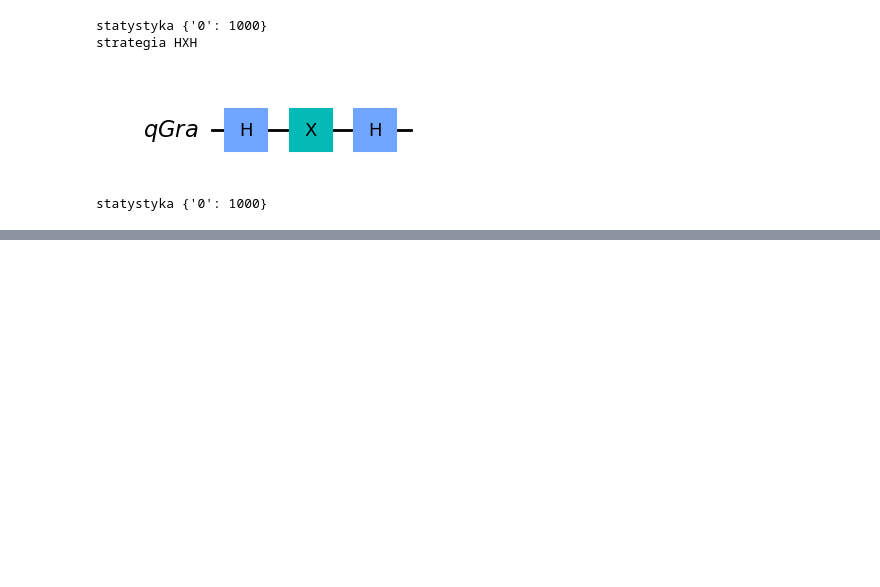
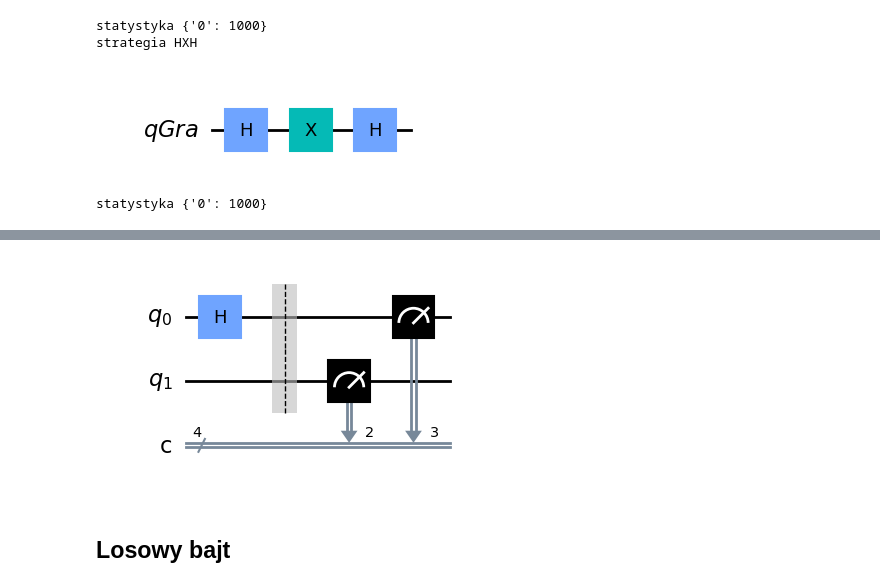
Before and after one commit to sebkaz-teaching/intro_to_qml, a Jupyter notebook: cwiczenia/cw3.ipynb, the cells around one changed output, grey strips where cells are left out. Cells and saved outputs as stored; diff of their text form; code cells hidden in the pictures; blank space fills up the shorter version.

```diff
--- a/cwiczenia/cw3.ipynb
+++ b/cwiczenia/cw3.ipynb
@@ -136,0 +151,11 @@ statystyka {'0': 1000}
+# %%
+from qiskit import QuantumCircuit
+qc = QuantumCircuit(2,4)
+qc.h(0)
+qc.barrier()
+qc.measure([1,0],[2,3])
+qc.draw('mpl')
+# %% [output]
+[figure, added]
+# %% [markdown]
+## Losowy bajt
```
Also changed, not shown: parts of 30 cells of this notebook, 58 other files.
